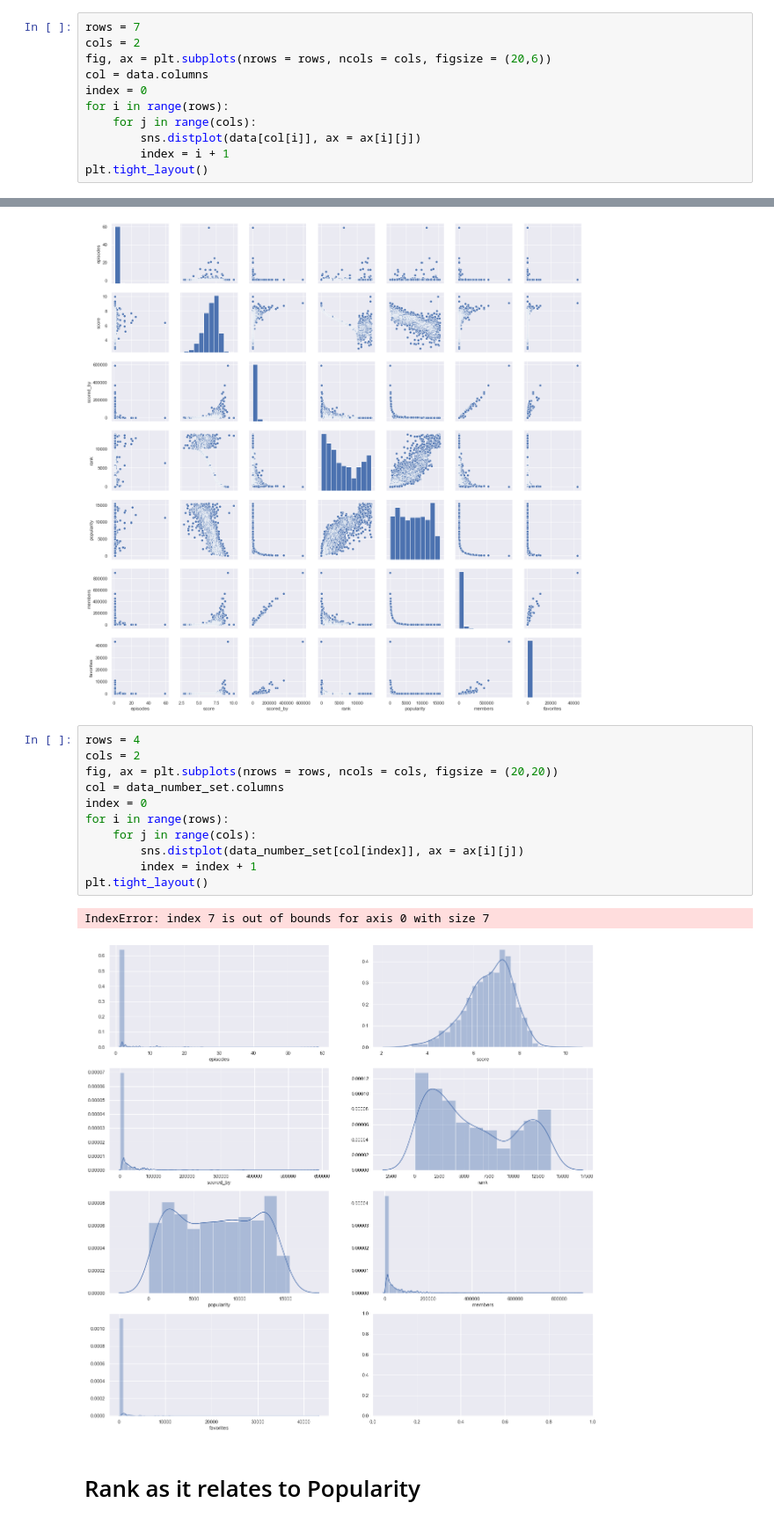
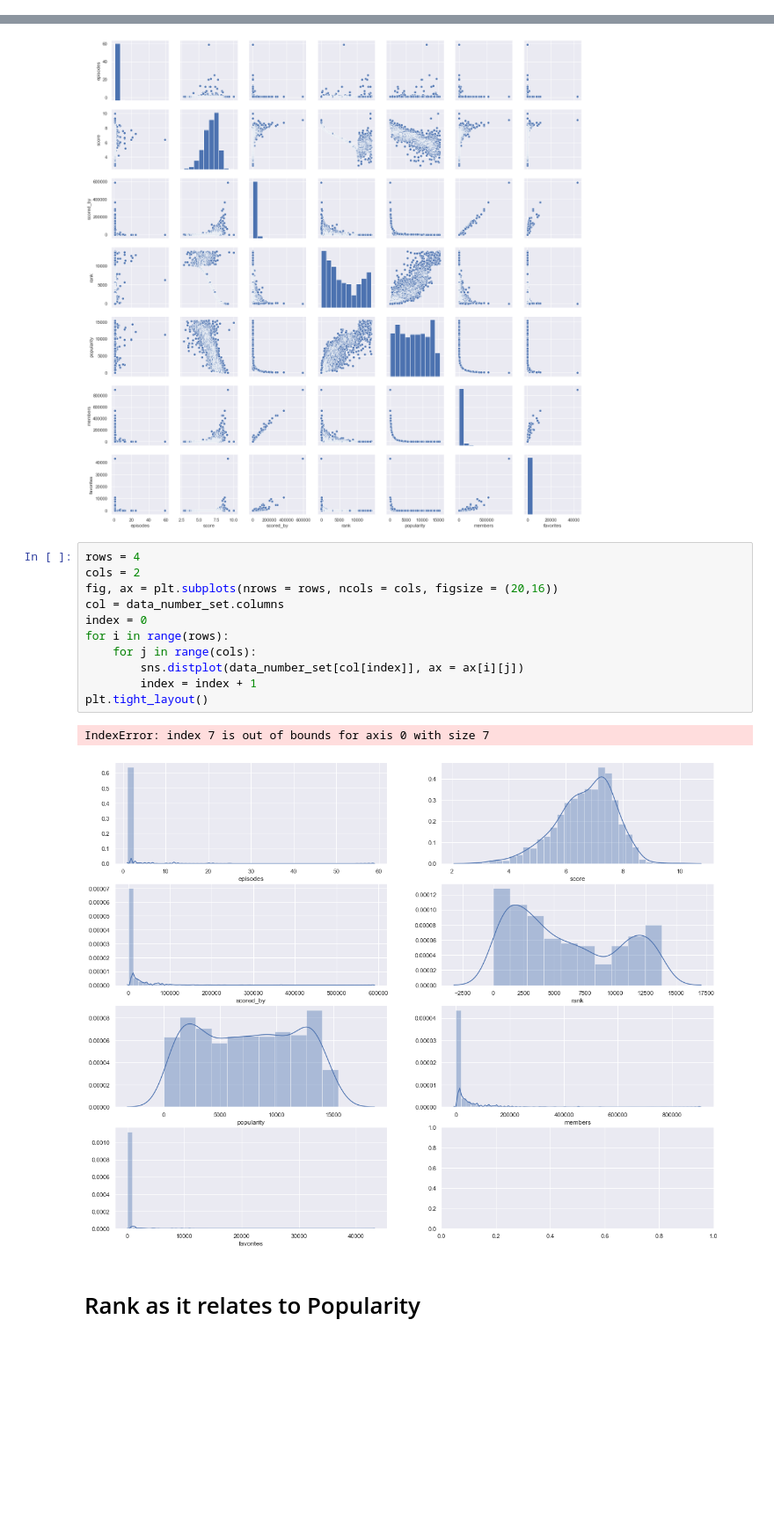
Before and after one commit to sdman135/Anime_Score_Predictor---Project-3, a Jupyter notebook: Sam's Project 3.ipynb, the cells around one changed output, grey strips where cells are left out. Shown at 88% size. Saved outputs shown, nothing was run; the diff lists cells and outputs as text; blank space fills up the shorter version.

```diff
--- a/Sam's Project 3.ipynb
+++ b/Sam's Project 3.ipynb
@@ -124,14 +124,3 @@ data.columns
 Index(['name', 'duration', 'episodes', 'type', 'source', 'rating', 'score',
        'scored_by', 'rank', 'popularity', 'members', 'favorites'],
       dtype='object')
-# %%
-rows = 7
-cols = 2
-fig, ax = plt.subplots(nrows = rows, ncols = cols, figsize = (20,6))
-col = data.columns
-index = 0
-for i in range(rows):
-    for j in range(cols):
-        sns.distplot(data[col[i]], ax = ax[i][j])
-        index = i + 1
-plt.tight_layout()
@@ -146,17 +132,17 @@ sns.pairplot(data_number_set)
 # %%
 rows = 4
 cols = 2
-fig, ax = plt.subplots(nrows = rows, ncols = cols, figsize = (20,20))
+fig, ax = plt.subplots(nrows = rows, ncols = cols, figsize = (20,16))
 col = data_number_set.columns
 index = 0
 for i in range(rows):
     for j in range(cols):
         sns.distplot(data_number_set[col[index]], ax = ax[i][j])
         index = index + 1
 plt.tight_layout()
 # %% [output]
 IndexError: index 7 is out of bounds for axis 0 with size 7
-[figure, old version]
+[figure, new version]
 # %% [markdown]
 # Rank as it relates to Popularity
 # %%
```
Also changed, not shown: parts of 18 cells of this notebook.
